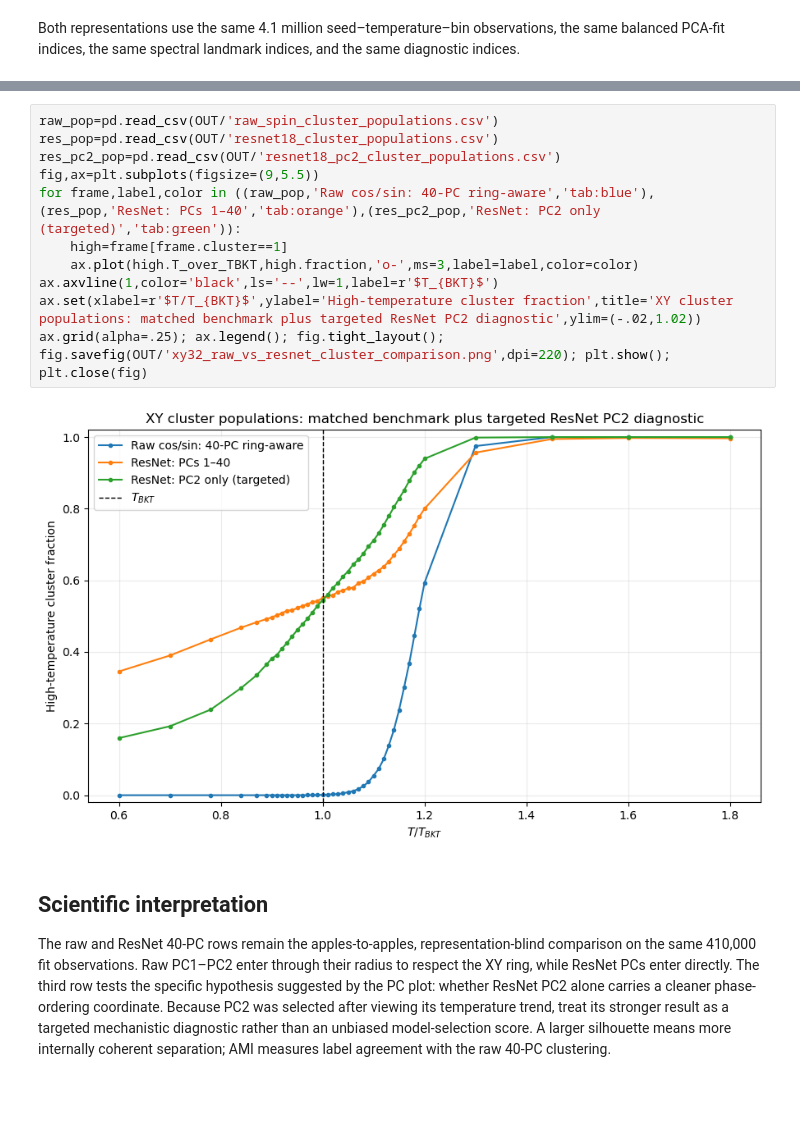
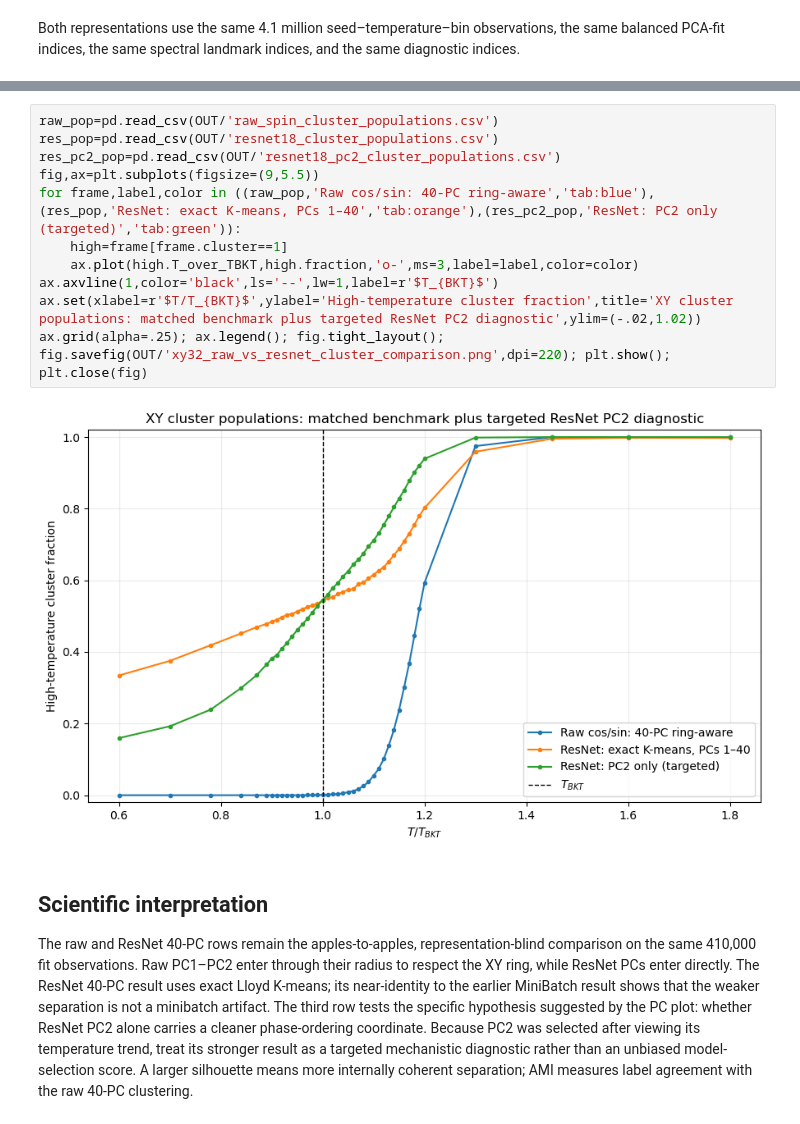
Before and after one commit to lledson425/Summer25, a Jupyter notebook: notebooks/xy/xy32_representation_comparison.ipynb, the cells around one changed output, grey strips where cells are left out. Saved outputs shown, nothing was run; the diff lists cells and outputs as text; blank space fills up the shorter version.

Commit message:
Use exact K-means for 40-PC ResNet clustering

```diff
--- a/notebooks/xy/xy32_representation_comparison.ipynb
+++ b/notebooks/xy/xy32_representation_comparison.ipynb
@@ -40,17 +40,17 @@ comparison
 # %%
 raw_pop=pd.read_csv(OUT/'raw_spin_cluster_populations.csv')
 res_pop=pd.read_csv(OUT/'resnet18_cluster_populations.csv')
 res_pc2_pop=pd.read_csv(OUT/'resnet18_pc2_cluster_populations.csv')
 fig,ax=plt.subplots(figsize=(9,5.5))
-for frame,label,color in ((raw_pop,'Raw cos/sin: 40-PC ring-aware','tab:blue'),(res_pop,'ResNet: PCs 1–40','tab:orange'),(res_pc2_pop,'ResNet: PC2 only (targeted)','tab:green')):
+for frame,label,color in ((raw_pop,'Raw cos/sin: 40-PC ring-aware','tab:blue'),(res_pop,'ResNet: exact K-means, PCs 1–40','tab:orange'),(res_pc2_pop,'ResNet: PC2 only (targeted)','tab:green')):
     high=frame[frame.cluster==1]
     ax.plot(high.T_over_TBKT,high.fraction,'o-',ms=3,label=label,color=color)
 ax.axvline(1,color='black',ls='--',lw=1,label=r'$T_{BKT}$')
 ax.set(xlabel=r'$T/T_{BKT}$',ylabel='High-temperature cluster fraction',title='XY cluster populations: matched benchmark plus targeted ResNet PC2 diagnostic',ylim=(-.02,1.02))
 ax.grid(alpha=.25); ax.legend(); fig.tight_layout(); fig.savefig(OUT/'xy32_raw_vs_resnet_cluster_comparison.png',dpi=220); plt.show(); plt.close(fig)
 # %% [output]
-[figure, old version]
+[figure, new version]
 # %% [markdown]
 ## Scientific interpretation
 
-The raw and ResNet 40-PC rows remain the apples-to-apples, representation-blind comparison on the same 410,000 fit observations. Raw PC1–PC2 enter through their radius to respect the XY ring, while ResNet PCs enter directly. The third row tests the specific hypothesis suggested by the PC plot: whether ResNet PC2 alone carries a cleaner phase-ordering coordinate. Because PC2 was selected after viewing its temperature trend, treat its stronger result as a targeted mechanistic diagnostic rather than an unbiased model-selection score. A larger silhouette means more internally coherent separation; AMI measures label agreement with the raw 40-PC clustering.
+The raw and ResNet 40-PC rows remain the apples-to-apples, representation-blind comparison on the same 410,000 fit observations. Raw PC1–PC2 enter through their radius to respect the XY ring, while ResNet PCs enter directly. The ResNet 40-PC result uses exact Lloyd K-means; its near-identity to the earlier MiniBatch result shows that the weaker separation is not a minibatch artifact. The third row tests the specific hypothesis suggested by the PC plot: whether ResNet PC2 alone carries a cleaner phase-ordering coordinate. Because PC2 was selected after viewing its temperature trend, treat its stronger result as a targeted mechanistic diagnostic rather than an unbiased model-selection score. A larger silhouette means more internally coherent separation; AMI measures label agreement with the raw 40-PC clustering.
```
Also changed, not shown: parts of 1 cell of this notebook, 2 other files.
